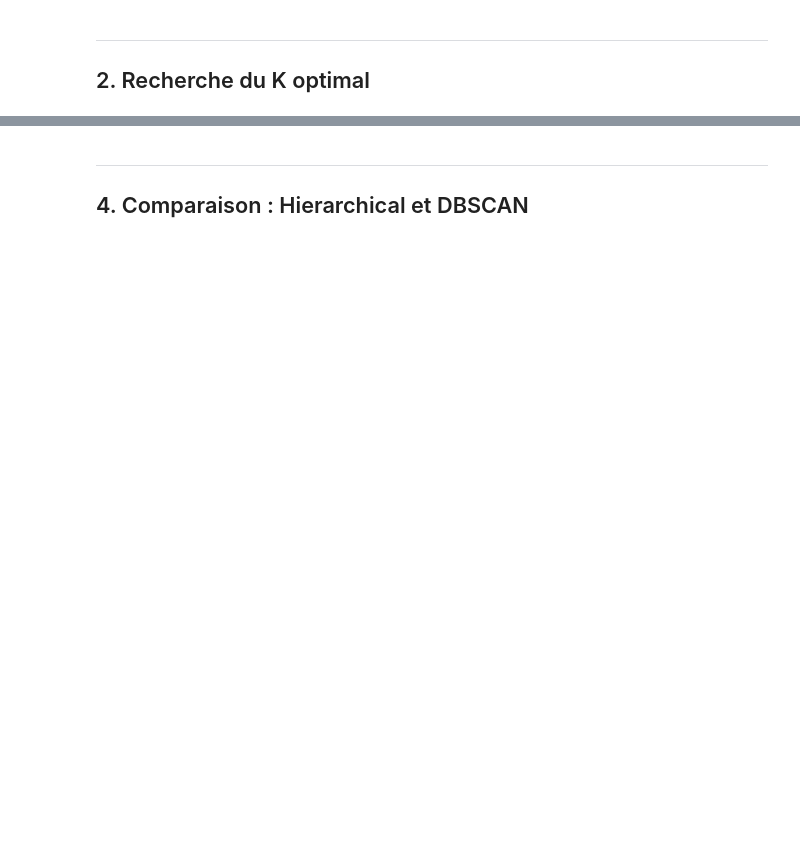
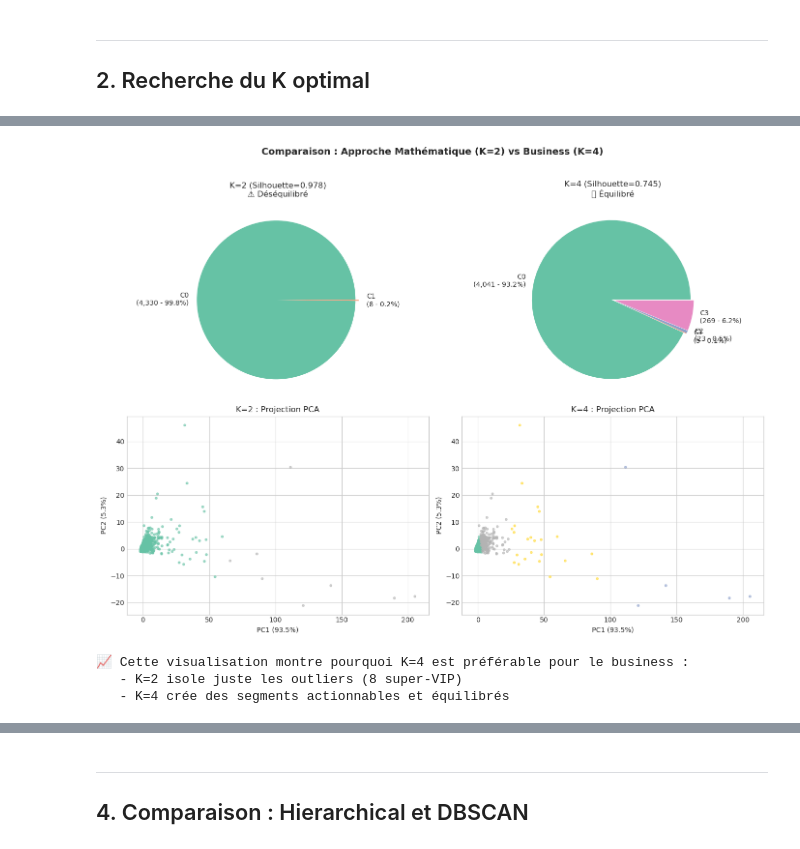
Before and after one commit to datapoli12/Segmentation-Client-E-commerce, a Jupyter notebook: notebooks/03_modeling.ipynb, the cells around one changed output, grey strips where cells are left out. Saved outputs shown, nothing was run; the diff lists cells and outputs as text; code cells hidden in the pictures; blank space fills up the shorter version.

```diff
--- a/notebooks/03_modeling.ipynb
+++ b/notebooks/03_modeling.ipynb
@@ -105,2 +209,58 @@ print(f"K optimal suggéré (max silhouette): {K_OPTIMAL}")
+# %%
+# === VISUALISATION : Comparaison K=2 vs K=4 ===
+
+fig, axes = plt.subplots(2, 2, figsize=(14, 10))
+
+# K=2 (approche math pure)
+km_2 = KMeans(n_clusters=2, random_state=42, n_init=10)
+labels_2 = km_2.fit_predict(X)
+
+# K=4 (approche business)
+km_4 = KMeans(n_clusters=4, random_state=42, n_init=10)
+labels_4 = km_4.fit_predict(X)
+
+# Row 1: Distribution des clusters (pie charts)
+ax1, ax2 = axes[0]
+
+counts_2 = pd.Series(labels_2).value_counts().sort_index()
+ax1.pie(counts_2, labels=[f"C{i}\n({v:,} - {v/len(labels_2)*100:.1f}%)" for i, v in counts_2.items()],
+        autopct='', colors=plt.cm.Set2.colors[:2], explode=[0.02]*2)
+ax1.set_title(f"K=2 (Silhouette={silhouette_score(X, labels_2):.3f})\n⚠️ Déséquilibré", fontsize=12)
+
+counts_4 = pd.Series(labels_4).value_counts().sort_index()
+ax2.pie(counts_4, labels=[f"C{i}\n({v:,} - {v/len(labels_4)*100:.1f}%)" for i, v in counts_4.items()],
+        autopct='', colors=plt.cm.Set2.colors[:4], explode=[0.02]*4)
+ax2.set_title(f"K=4 (Silhouette={silhouette_score(X, labels_4):.3f})\n✅ Équilibré", fontsize=12)
+
+# Row 2: Scatter plots (PCA 2D)
+from sklearn.decomposition import PCA
+pca = PCA(n_components=2)
+X_pca = pca.fit_transform(X)
+
+ax3, ax4 = axes[1]
+
+scatter3 = ax3.scatter(X_pca[:, 0], X_pca[:, 1], c=labels_2, cmap='Set2', alpha=0.6, s=10)
+ax3.set_xlabel(f"PC1 ({pca.explained_variance_ratio_[0]*100:.1f}%)")
+ax3.set_ylabel(f"PC2 ({pca.explained_variance_ratio_[1]*100:.1f}%)")
+ax3.set_title("K=2 : Projection PCA")
+
+scatter4 = ax4.scatter(X_pca[:, 0], X_pca[:, 1], c=labels_4, cmap='Set2', alpha=0.6, s=10)
+ax4.set_xlabel(f"PC1 ({pca.explained_variance_ratio_[0]*100:.1f}%)")
+ax4.set_ylabel(f"PC2 ({pca.explained_variance_ratio_[1]*100:.1f}%)")
+ax4.set_title("K=4 : Projection PCA")
+
+plt.suptitle("Comparaison : Approche Mathématique (K=2) vs Business (K=4)", fontsize=14, fontweight='bold', y=1.02)
+plt.tight_layout()
+plt.savefig(OUTPUT_DIR / "03_comparison_k2_vs_k4.png", dpi=200, bbox_inches="tight")
+plt.show()
+
+print("\n📈 Cette visualisation montre pourquoi K=4 est préférable pour le business :")
+print("   - K=2 isole juste les outliers (8 super-VIP)")
+print("   - K=4 crée des segments actionnables et équilibrés")
+# %% [output]
+[figure, added]
+📈 Cette visualisation montre pourquoi K=4 est préférable pour le business :
+   - K=2 isole juste les outliers (8 super-VIP)
+   - K=4 crée des segments actionnables et équilibrés
 # %% [markdown]
 ---
```
Also changed, not shown: parts of 22 cells of this notebook, 6 other files.
